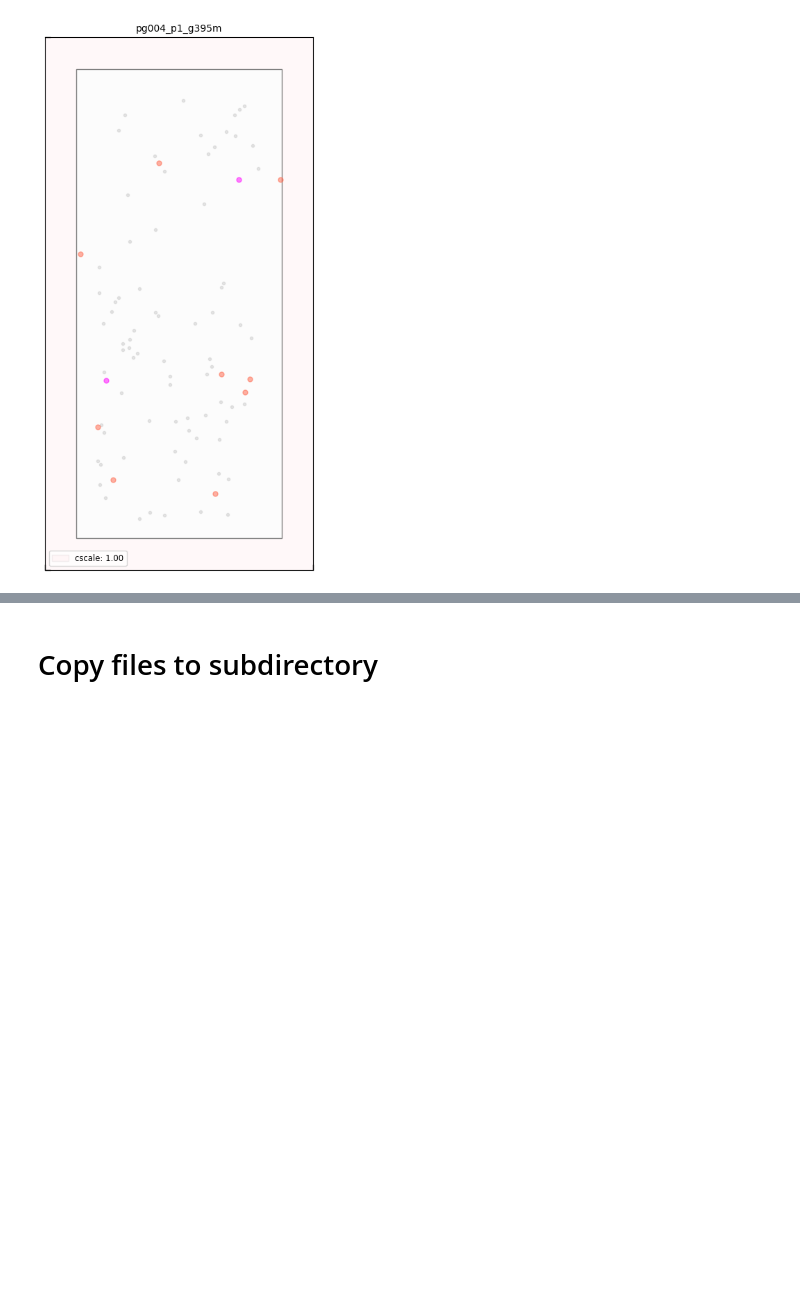
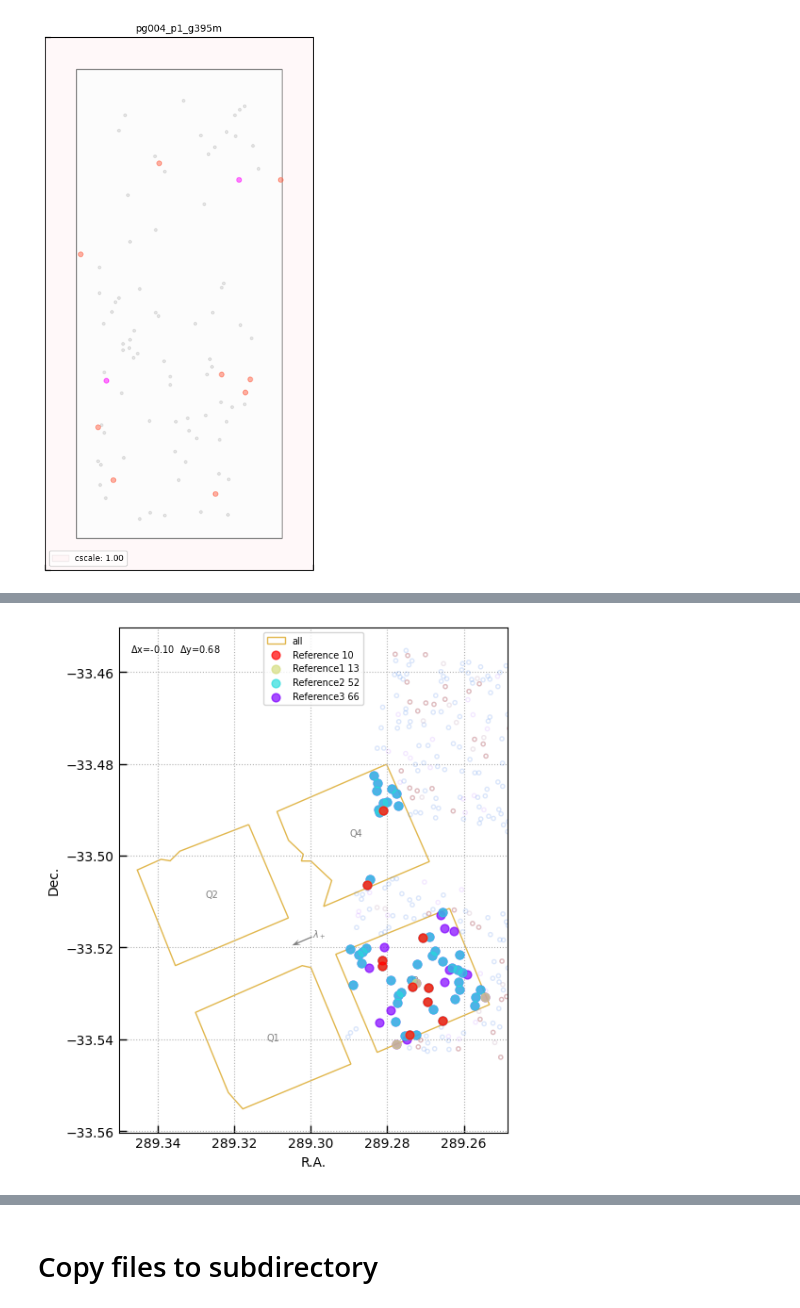
Before and after one commit to gbrammer/rubies-msa-mask, a Jupyter notebook: notebooks/make_masks.ipynb, the cells around one changed output, grey strips where cells are left out. Drawn from its saved outputs; the diff is of its cells as text; code cells hidden in the pictures; blank space fills up the shorter version.

Commit message:
demo with selected reference stars

```diff
--- a/notebooks/make_masks.ipynb
+++ b/notebooks/make_masks.ipynb
@@ -158,6 +156,14 @@ uni = utils.Unique(nrs['Priority'])
 
 keep = nrs["Priority"] < 17
 keep &= (nrs["Priority"] < 8) | (nrs["Priority"] == 12)
+
+keep |= (nrs['Reference'] == 1)
+
+for i in range(3):
+    ref_i = f"Reference{i+1}"
+    if ref_i in nrs.colnames:
+        print(f"Keep {ref_i} > 0  N={(nrs[ref_i] > 0).sum():>5}  Ntot={keep.sum():>5}")
+        keep |= (nrs[ref_i] > 0)
 
 nrs = nrs[keep]
 
@@ -1106,0 +1121,5 @@ pg004_p1_g395m_shutters.csv
+# %%
+reload(msaplan.plan)
+msata = msaplan.plan.MSATA(nrs=nrs, mplan=mplan, smask=smask)
+
+msata.jdocs_ranges()
@@ -1106,0 +1185,5 @@ pg004_p1_g395m_shutters.csv
+# %%
+# Reference sources in the plan pointing
+result = msata.check_pointing(disp_offset=best_disp_offset, spat_offset=best_spat_offset)
+# %% [output]
+[figure, added]
```
Also changed, not shown: parts of 18 cells of this notebook, 4 other files.
